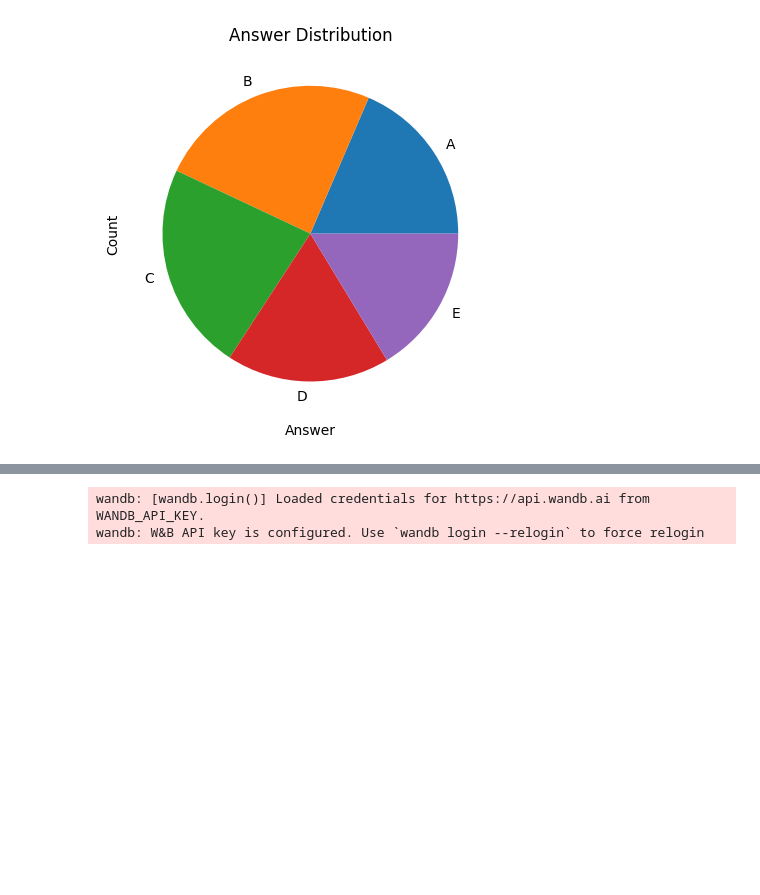
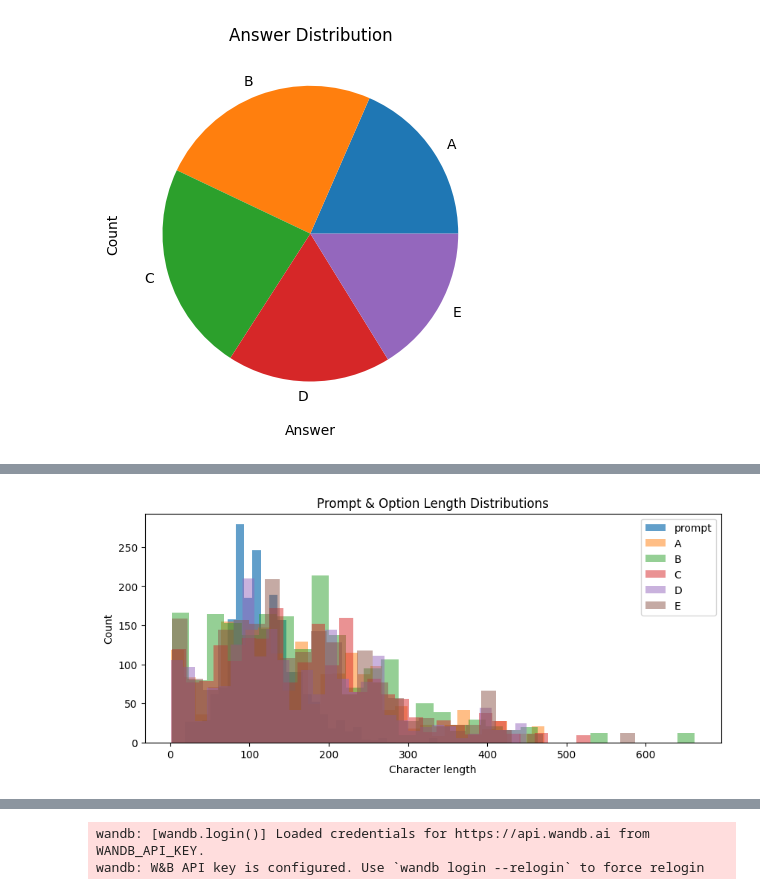
Before and after one commit to chay123-crypto/mcq-solver-transformers, a Jupyter notebook: DL-24f2002314-notebook-t22026.ipynb, the cells around one changed output, grey strips where cells are left out. Saved outputs shown, nothing was run; the diff lists cells and outputs as text; code cells hidden in the pictures; blank space fills up the shorter version.

```diff
--- a/DL-24f2002314-notebook-t22026.ipynb
+++ b/DL-24f2002314-notebook-t22026.ipynb
@@ -120,0 +125,12 @@ plt.show()
+# %%
+plt.figure(figsize=(10,4))
+plt.hist(df['prompt_len'],bins=30,alpha=0.7,label='prompt')
+for col in ['A','B','C','D','E']:
+    plt.hist(df[f'{col}_len'],bins=30,alpha=0.5,label=col)
+plt.xlabel('Character length')
+plt.ylabel('Count')
+plt.title('Prompt & Option Length Distributions')
+plt.legend()
+plt.show()
+# %% [output]
+[figure, added]
```
Also changed, not shown: parts of 81 cells of this notebook.
